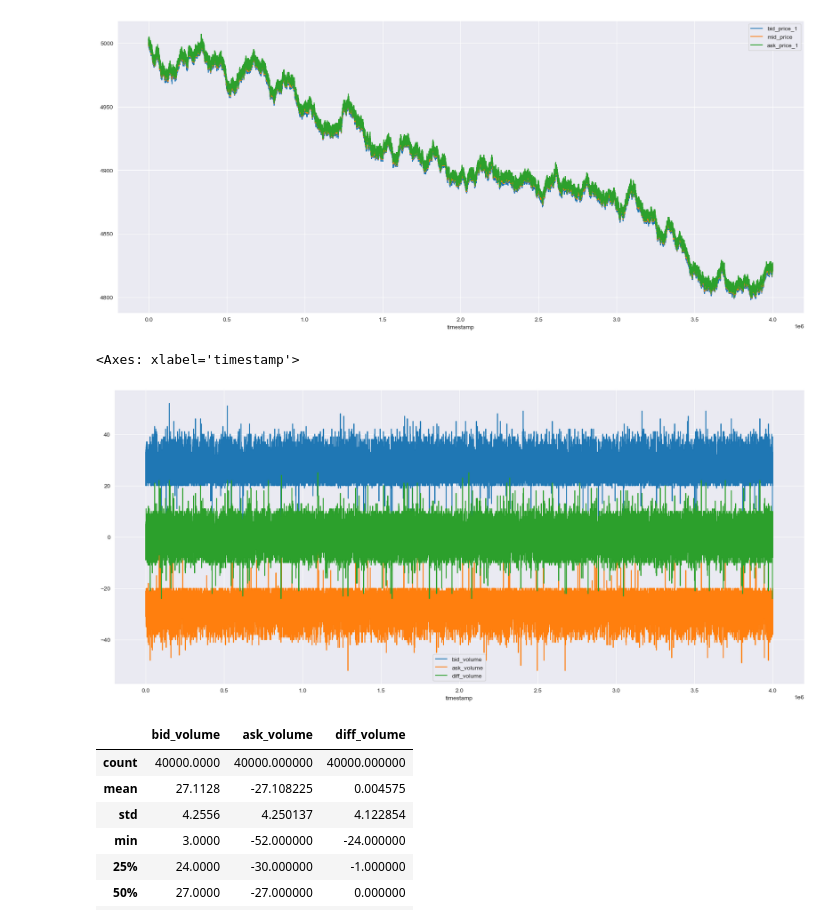
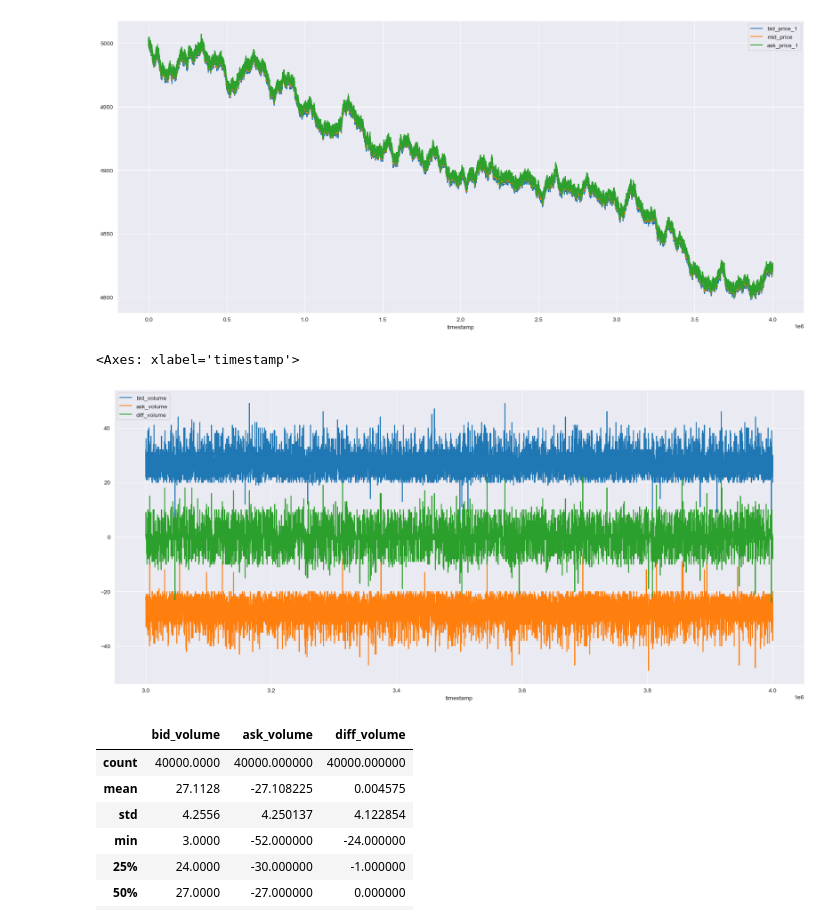
Before and after one commit to teetajp/IMC-Prosperity, a Jupyter notebook: analysis/analysis_BANANAS.ipynb, the cells around one changed output. Cells and saved outputs as stored; diff of their text form; code cells hidden in the pictures.

```diff
--- a/analysis/analysis_banana.ipynb
+++ b/analysis/analysis_BANANAS.ipynb
@@ -7,6 +7,8 @@ from sklearn.linear_model import LinearRegression
 # %%
 # Configs
 plt.rcParams["figure.figsize"] = (21, 9)
+PRODUCT = "BANANAS"
+SYMBOL = "BANANAS"
 # %%
 def prices_files(round: int, start: int, end: int):
     return [f"../data/island-data-bottle-round-{round}/prices_round_{round}_day_{i}.csv" for i in range(start, end+1)]
@@ -34,11 +36,11 @@ def get_trades_df(symbol):
 def time_at(day_in_df: int):
     return day_in_df * 1000000
 # %%
-banana_prices_df = get_prices_df("BANANAS").fillna(0)
-banana_prices_df.insert(7, "bid_volume", banana_prices_df["bid_volume_1"] + banana_prices_df["bid_volume_2"] + banana_prices_df["bid_volume_3"])
-banana_prices_df.insert(14, "ask_volume", - banana_prices_df["ask_volume_1"] - banana_prices_df["ask_volume_2"] - banana_prices_df["ask_volume_3"])
-banana_prices_df["diff_volume"] = banana_prices_df["bid_volume"] + banana_prices_df["ask_volume"]
-banana_prices_df
+prices_df = get_prices_df(PRODUCT).fillna(0)
+prices_df.insert(7, "bid_volume", prices_df["bid_volume_1"] + prices_df["bid_volume_2"] + prices_df["bid_volume_3"])
+prices_df.insert(14, "ask_volume", - prices_df["ask_volume_1"] - prices_df["ask_volume_2"] - prices_df["ask_volume_3"])
+prices_df["diff_volume"] = prices_df["bid_volume"] + prices_df["ask_volume"]
+prices_df
 # %% [output]
 |  | product | bid_price_1 | bid_volume_1 | bid_price_2 | bid_volume_2 | bid_price_3 | bid_volume_3 | ... |
 | timestamp |  |  |  |  |  |  |  | ... |
@@ -89,11 +91,11 @@ banana_prices_df[["bid_price_1", "mid_price", "ask_price_1"]].plot()
 <Axes: xlabel='timestamp'>
 [figure]
 # %%
-volumes = banana_prices_df[["bid_volume", "ask_volume", "diff_volume"]].copy()
-volumes.iloc[0 : time_at(2)].plot()
+volumes = prices_df[["bid_volume", "ask_volume", "diff_volume"]].copy()
+volumes.loc[time_at(3) : time_at(4)].plot()
 # %% [output]
 <Axes: xlabel='timestamp'>
-[figure, old version]
+[figure, new version]
 # %%
 volumes.describe()
 # %% [output]
```
Also changed, not shown: parts of 7 cells of this notebook, 2 other files.
